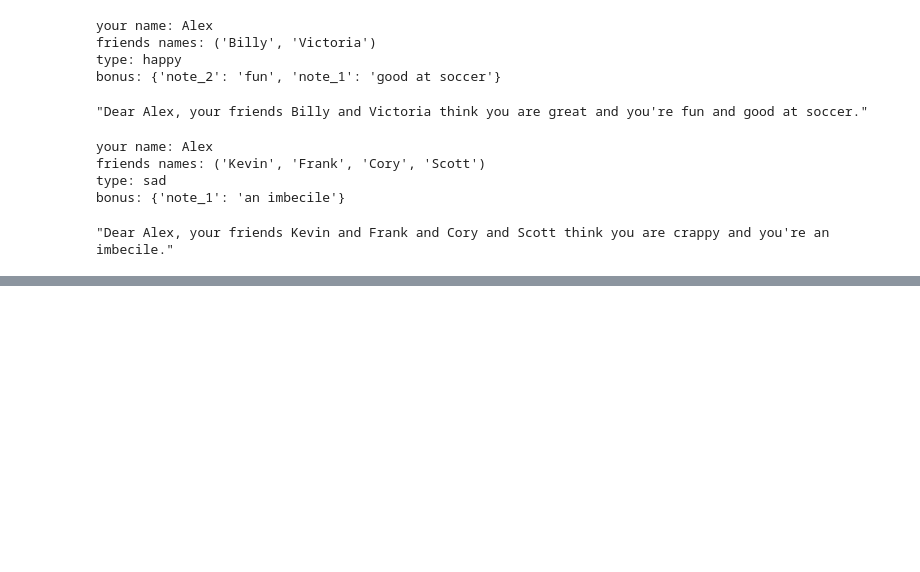
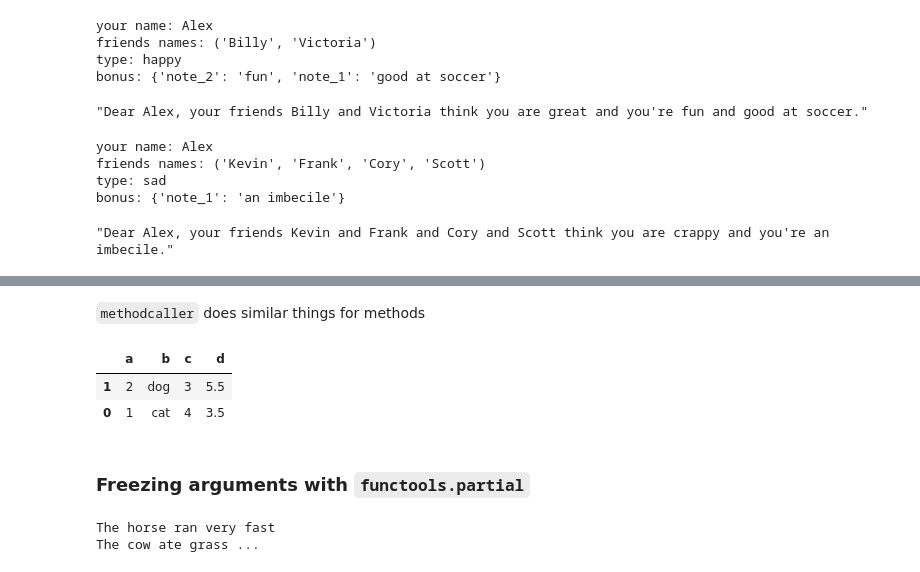
Before and after one commit to agalea91/programming-book-notes, a Jupyter notebook: fluent-python/Fluent-python.ipynb, the cells around one changed output, grey strips where cells are left out. Drawn from its saved outputs; the diff is of its cells as text; code cells hidden in the pictures; blank space fills up the shorter version.

```diff
--- a/fluent-python/Fluent-python.ipynb
+++ b/fluent-python/Fluent-python.ipynb
@@ -1290,0 +1375,26 @@ bonus: {'note_1': 'an imbecile'}
+# %% [markdown]
+`methodcaller` does similar things for methods
+# %%
+from operator import methodcaller
+my_sort = methodcaller('sort_values', 'c')
+my_sort(df)
+# %% [output]
+|  | a | b | c | d |
+| 1 | 2 | dog | 3 | 5.5 |
+| 0 | 1 | cat | 4 | 3.5 |
+# %% [markdown]
+### Freezing arguments with `functools.partial`
+# %%
+def print_5_inputs(a, b, c, d, e):
+    items = a, b, c, d, e
+    print(' '.join([str(i) for i in items]))
+
+from functools import partial
+print_2_inputs = partial(print_5_inputs, 'The', 'horse') # set first 2 args
+print_2_inputs('ran', 'very', 'fast')
+
+print_4_inputs = partial(print_5_inputs, b='cow') # set "b" arg
+print_4_inputs(a='The', c='ate', d='grass', e='...')
+# %% [output]
+The horse ran very fast
+The cow ate grass ...
```
Also changed, not shown: parts of 21 cells of this notebook.
